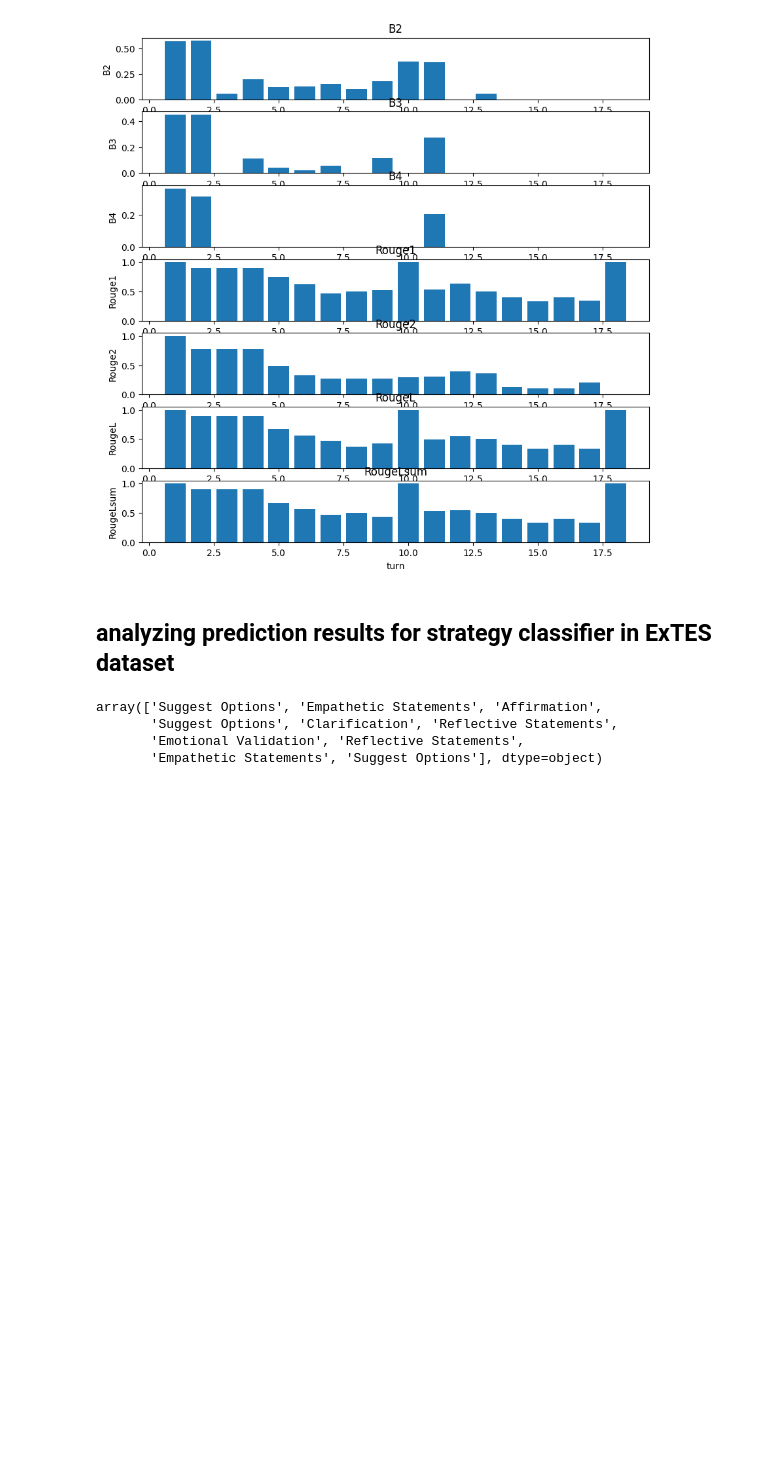
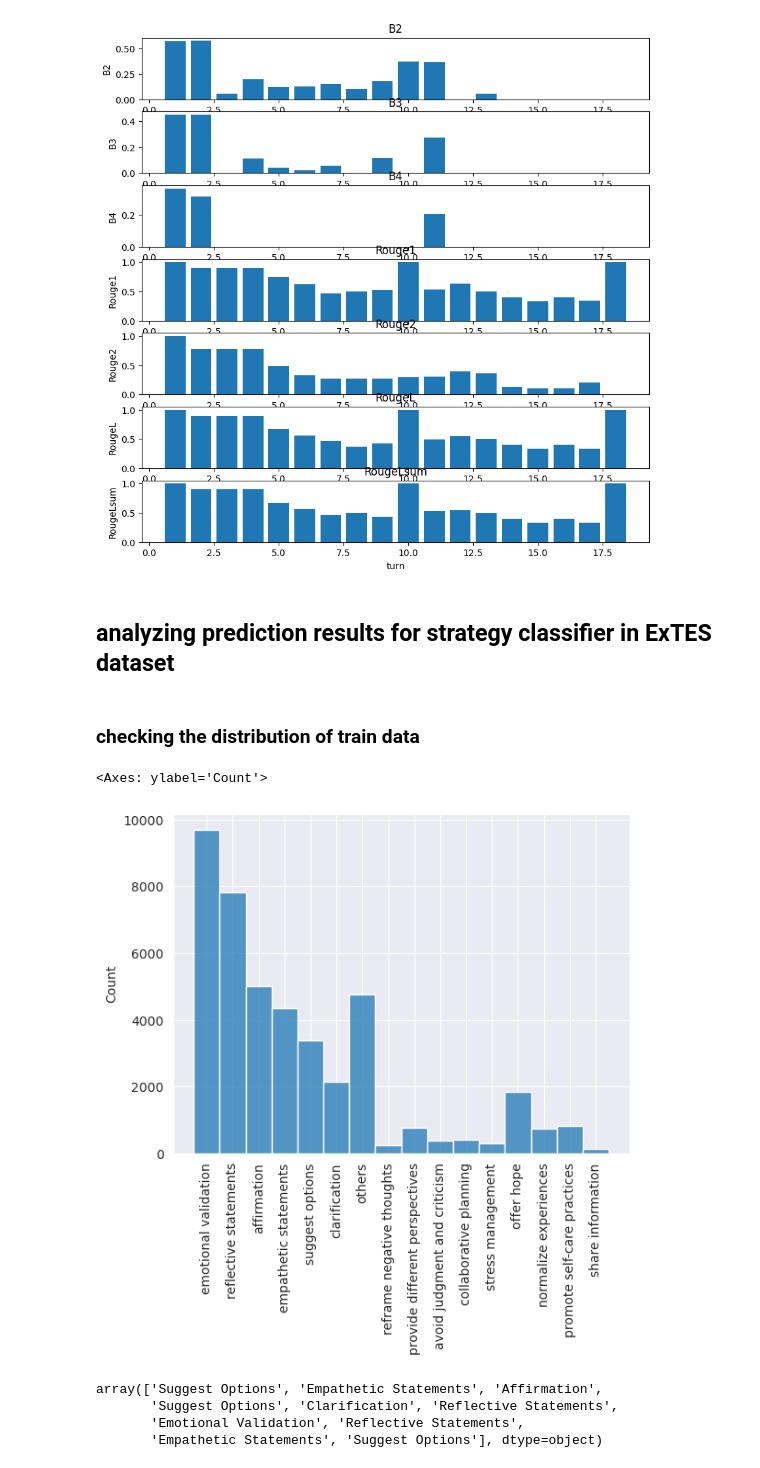
Before and after one commit to navidmdn/ESCConv-common, a Jupyter notebook: result_analysis.ipynb, the cells around one changed output. Saved outputs shown, nothing was run; the diff lists cells and outputs as text; code cells hidden in the pictures; blank space fills up the shorter version.

```diff
--- a/result_analysis.ipynb
+++ b/result_analysis.ipynb
@@ -39,6 +39,26 @@ for i, ycol in enumerate(ycols):
 [figure]
 # %% [markdown]
 ## analyzing prediction results for strategy classifier in ExTES dataset
+# %% [markdown]
+### checking the distribution of train data
+# %%
+import json
+import seaborn as sns
+import matplotlib.pyplot as plt
+
+test_ds = []
+with open('data/ExTES/sfe_train.json', 'r') as f:
+    for line in f:
+        test_ds.append(json.loads(line))
+
+labels = [x['strategy'] for x in test_ds]
+
+#rotate xticks
+plt.xticks(rotation=90)
+sns.histplot(labels)
+# %% [output]
+<Axes: ylabel='Count'>
+[figure, added]
 # %%
 import pandas as pd
 
```
Also changed, not shown: 4 other files.
